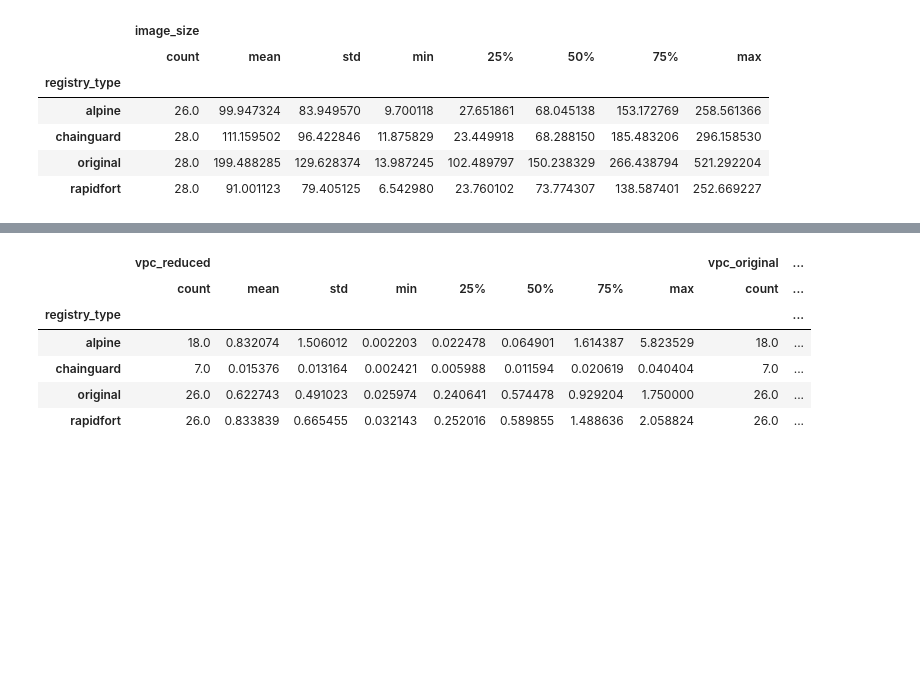
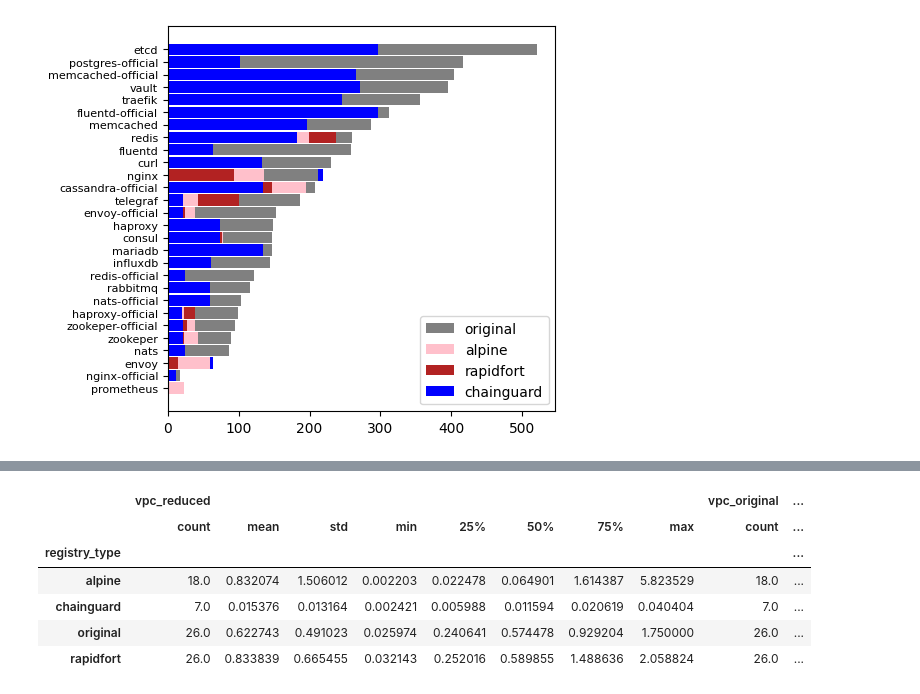
Before and after one commit to paulgibert/images-research, a Jupyter notebook: lab/study.ipynb, the cells around one changed output, grey strips where cells are left out. Drawn from its saved outputs; the diff is of its cells as text; code cells hidden in the pictures; blank space fills up the shorter version.

Commit message:
new stacked plt

```diff
--- a/lab/study.ipynb
+++ b/lab/study.ipynb
@@ -32,9 +32,9 @@ def format_df(df: pd.DataFrame, column: str) -> Dict:
     return members, images
 
 def plot_df(df: pd.DataFrame, column: str):
-    _, ax = plt.subplots(figsize=(10,20))
+    _, ax = plt.subplots(figsize=(5,5))
     members, groups = format_df(df, column)
-    plot_hlines(ax, members, "original", groups, COLORS)
+    plot_stack(ax, members, "original", groups, COLORS)
 # %%
 # Image size by registry
 sz_df = pd.read_csv(os.path.join("data", "out", "metadata.csv"))
@@ -64,13 +64,8 @@ df["vpc"] = df["n_vulns"] / df["n_components"]
 # %%
 # Figure 1: Image Size by Registry
 
-sz_df.groupby("registry_type").describe()
-#plot_df(sz_df, "image_size")
+#sz_df.groupby("registry_type").describe()
+
+plot_df(sz_df[size_df["registry_type" != "alpine"]], "image_size")
 # %% [output]
-|  | image_size |  |  |  |  |  |  |  |
-|  | count | mean | std | min | 25% | 50% | 75% | max |
-| registry_type |  |  |  |  |  |  |  |  |
-| alpine | 26.0 | 99.947324 | 83.949570 | 9.700118 | 27.651861 | 68.045138 | 153.172769 | 258.561366 |
-| chainguard | 28.0 | 111.159502 | 96.422846 | 11.875829 | 23.449918 | 68.288150 | 185.483206 | 296.158530 |
-| original | 28.0 | 199.488285 | 129.628374 | 13.987245 | 102.489797 | 150.238329 | 266.438794 | 521.292204 |
-| rapidfort | 28.0 | 91.001123 | 79.405125 | 6.542980 | 23.760102 | 73.774307 | 138.587401 | 252.669227 |
+[figure, added]
```
Also changed, not shown: parts of 4 cells of this notebook, 1 other file.
